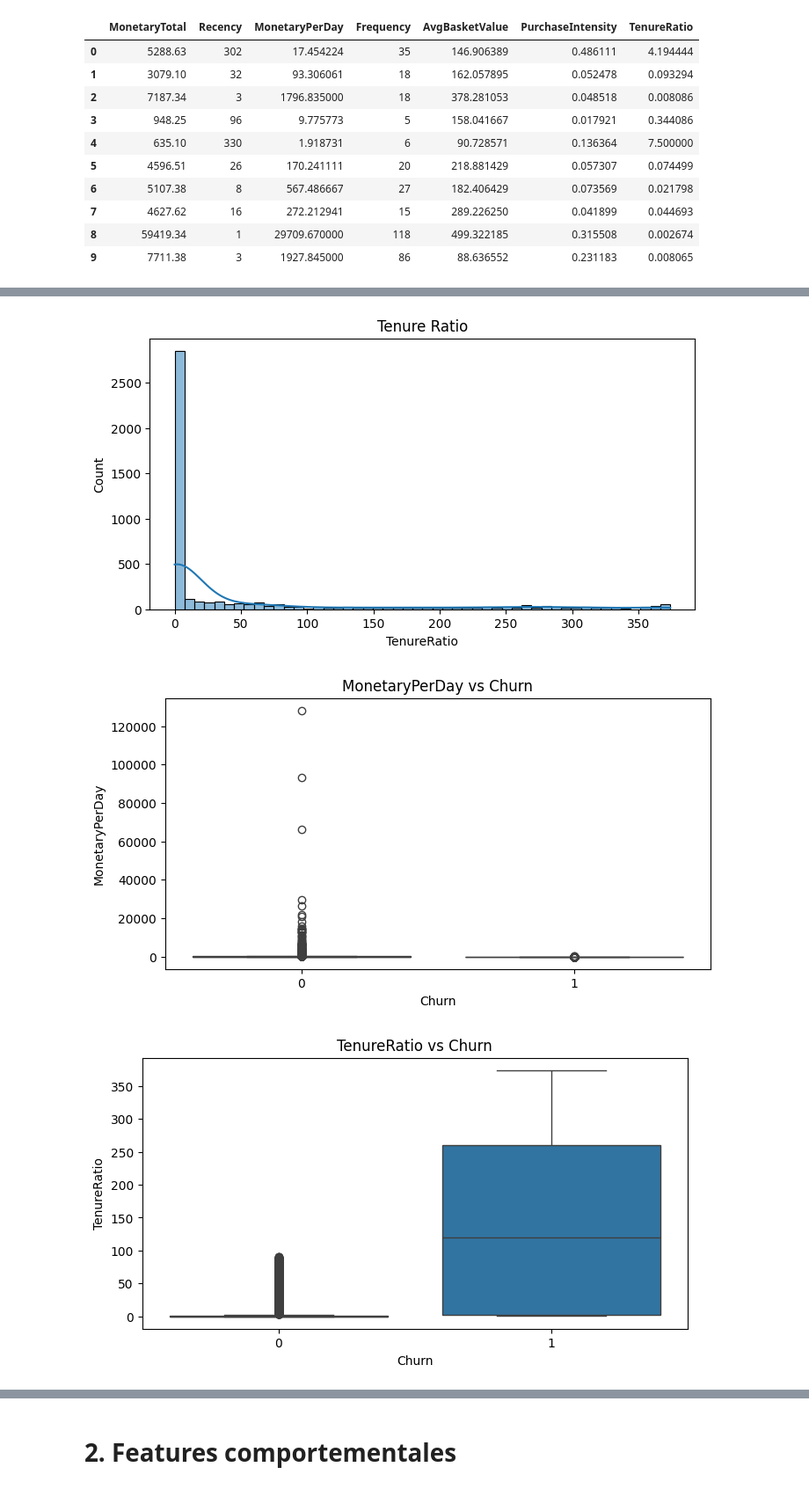
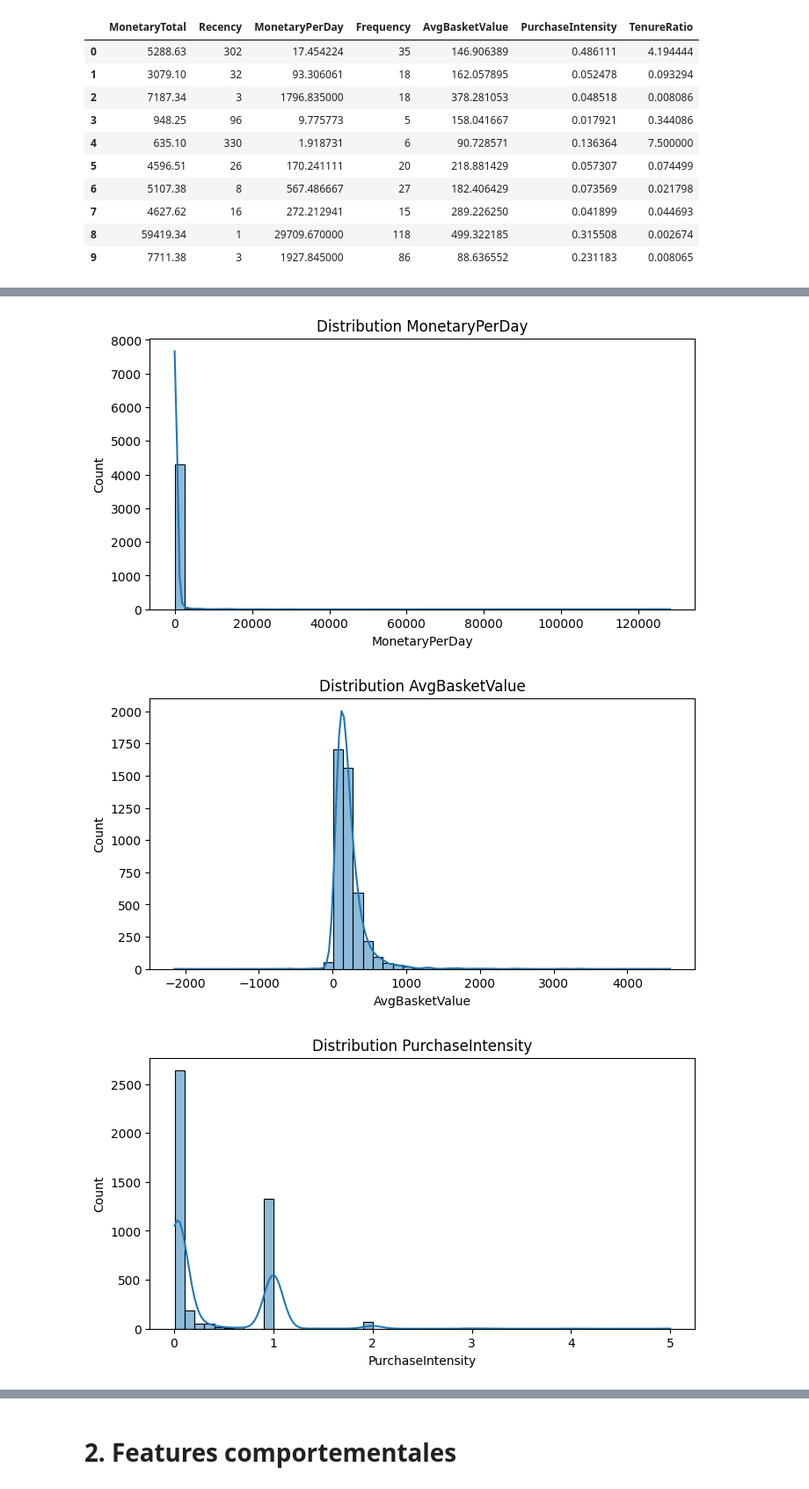
Before and after one commit to ram03roum/projetML, a Jupyter notebook: notebooks/03_feature_engeneering.ipynb, the cells around one changed output, grey strips where cells are left out. Shown at 88% size. Cells and saved outputs as stored; diff of their text form; code cells hidden in the pictures.

```diff
--- a/notebooks/03_feature_engeneering.ipynb
+++ b/notebooks/03_feature_engeneering.ipynb
@@ -51,8 +52,6 @@ df['MonetaryPerDay'] = df['MonetaryTotal'] / (df['Recency'] + 1)
 # %%
 df['AvgBasketValue'] = df['MonetaryTotal'] / (df['Frequency'] + 1)
 #taille moyenne du panier => client VIP vs petit client
-# %%
-df['PurchaseIntensity'] = df['Frequency'] / (df['CustomerTenureDays'] + 1)
 # %% [markdown]
 1.3 Intensité d’achat
 # %%
@@ -103,22 +83,14 @@ plt.show()
-# %%
-plt.figure(figsize=(8,4))
-sns.histplot(df['TenureRatio'], bins=50, kde=True)
-plt.title("Tenure Ratio")
-plt.show()
-#valeur élevée = client inactif ⚠️
-# %% [output]
-[figure, removed]
-# %%
-plt.figure(figsize=(8,4))
-sns.boxplot(x='Churn', y='MonetaryPerDay', data=df)
-plt.title("MonetaryPerDay vs Churn")
-plt.show()
-# %% [output]
-[figure, removed]
-# %%
-plt.figure(figsize=(8,4))
-sns.boxplot(x='Churn', y='TenureRatio', data=df)
-plt.title("TenureRatio vs Churn")
-plt.show()
-# %% [output]
-[figure, removed]
+# %%
+features_to_plot = ['MonetaryPerDay','AvgBasketValue','PurchaseIntensity','TenureRatio']
+
+for col in features_to_plot:
+    plt.figure(figsize=(8,4))
+    sns.histplot(df[col], bins=50, kde=True)
+    plt.title(f"Distribution {col}")
+    plt.show()
+
+    #pour tenureratio #valeur élevée = client inactif ⚠️
+# %% [output]
+[figure, added]
+[figure, added]
+[figure, added]
```
Also changed, not shown: parts of 30 cells of this notebook, 27 other files.
